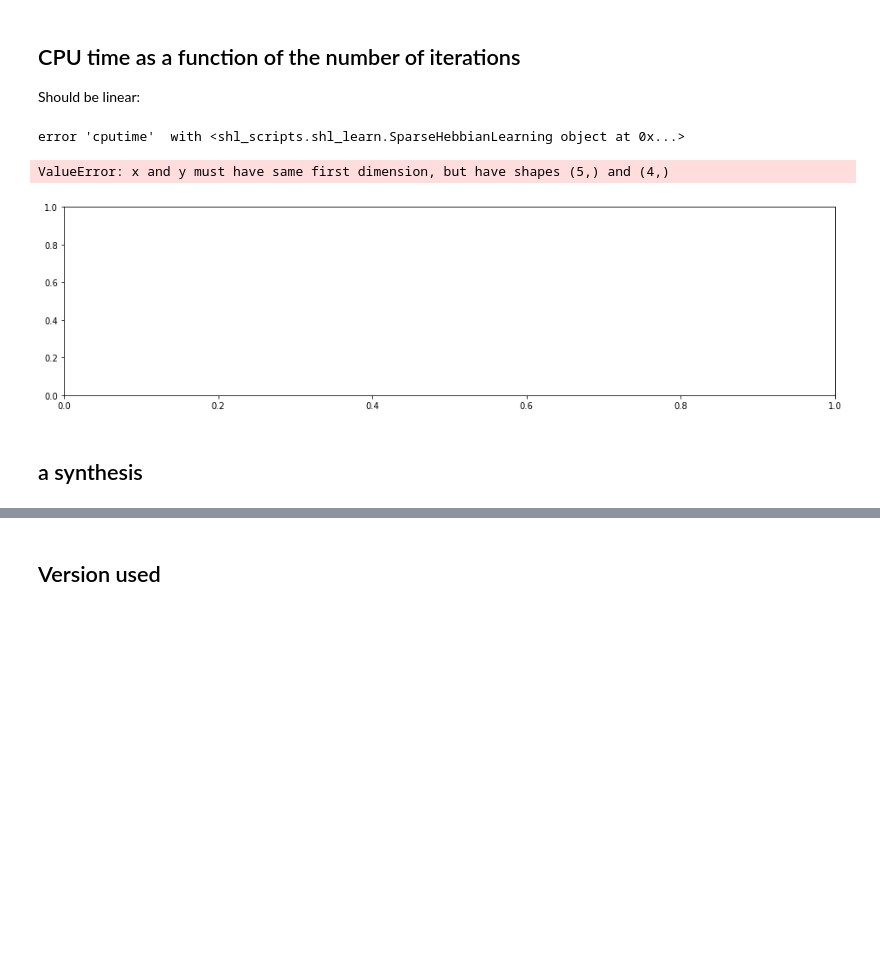
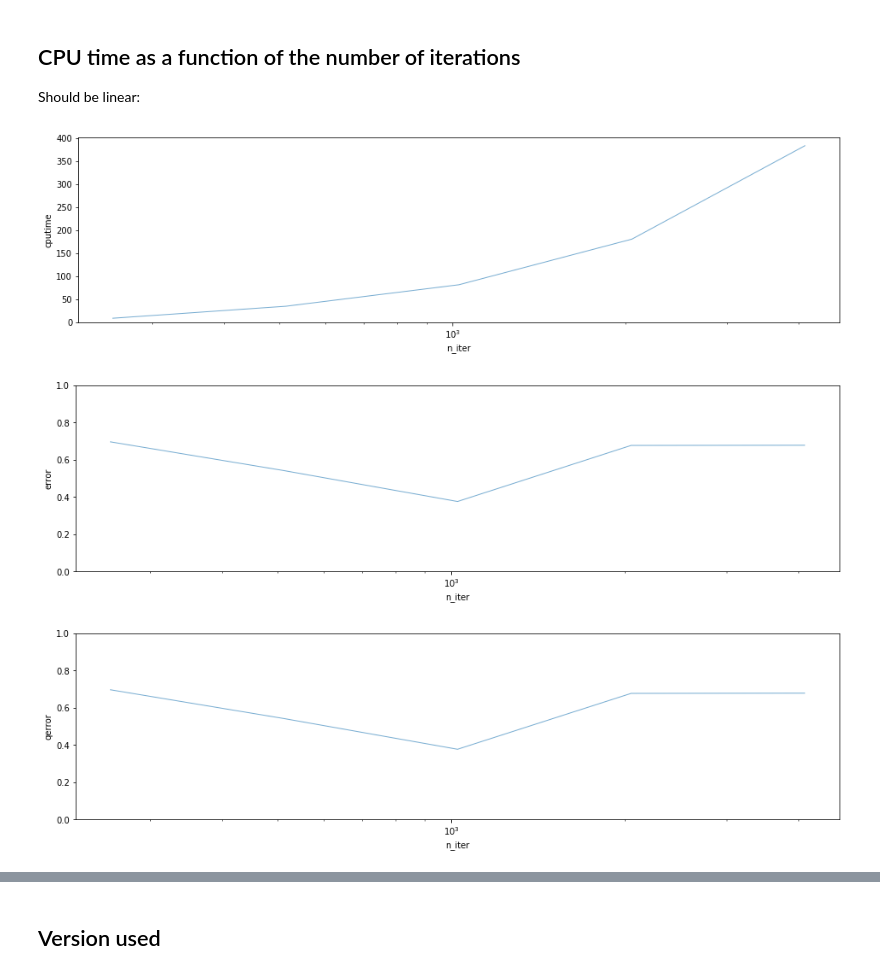
Before and after one commit to bicv/SparseHebbianLearning, a Jupyter notebook: probe/sparsenet-no-homeostasis.ipynb, the cells around one changed output, grey strips where cells are left out. Saved outputs shown, nothing was run; the diff lists cells and outputs as text; code cells hidden in the pictures; blank space fills up the shorter version.

```diff
--- a/probe/sparsenet-no-homeostasis.ipynb
+++ b/probe/sparsenet-no-homeostasis.ipynb
@@ -16,10 +16,9 @@ import numpy as np
 np.set_printoptions(precision=2, suppress=True)
 # %%
 from shl_scripts.shl_experiments import SHL_set
-
-DEBUG_DOWNSCALE, verbose = 1, 0
-
 tag = 'nohomeo'
-opts = dict(homeo_method='None', DEBUG_DOWNSCALE=DEBUG_DOWNSCALE, verbose=verbose)
+opts = dict(homeo_method='None', verbose=0)
 experiments = SHL_set(opts, tag=tag)
+list_figures=['show_dico']
+list_figures=[]
 # %% [raw]
@@ -44,5 +35,6 @@ fig_error, ax_error = experiments.scan(list_figures=[], display='dynamic')
 # %% [output]
 [figure]
 # %%
-fig, ax = experiments.scan(list_figures=[], display='final')
+for display_variable in ['error', 'qerror', 'cputime']:
+    fig, ax = experiments.scan(vtype='eta', variable='eta', list_figures=[], display='final', display_variable=display_variable)
 # %% [output]
@@ -52,10 +46,10 @@ fig, ax = experiments.scan(list_figures=[], display='final')
 
 Should be linear:
 # %%
-fig, ax = experiments.scan(list_figures=[], base=2, N_scan=5, vtype='', variable='n_iter', display='final', display_variable='cputime')
+for display_variable in ['cputime', 'error', 'qerror']:
+    fig, ax = experiments.scan(list_figures=[], base=4, N_scan=5, vtype='', variable='n_iter', display='final', display_variable=display_variable)
+    plt.show()
 # %% [output]
-error 'cputime'  with <shl_scripts.shl_learn.SparseHebbianLearning object at 0x...>
-ValueError: x and y must have same first dimension, but have shapes (5,) and (4,)
-[figure, old version]
+[figure, new version]
+[figure, added]
+[figure, added]
-# %% [markdown]
-## a synthesis
```
Also changed, not shown: parts of 8 cells of this notebook, 8 other files.
